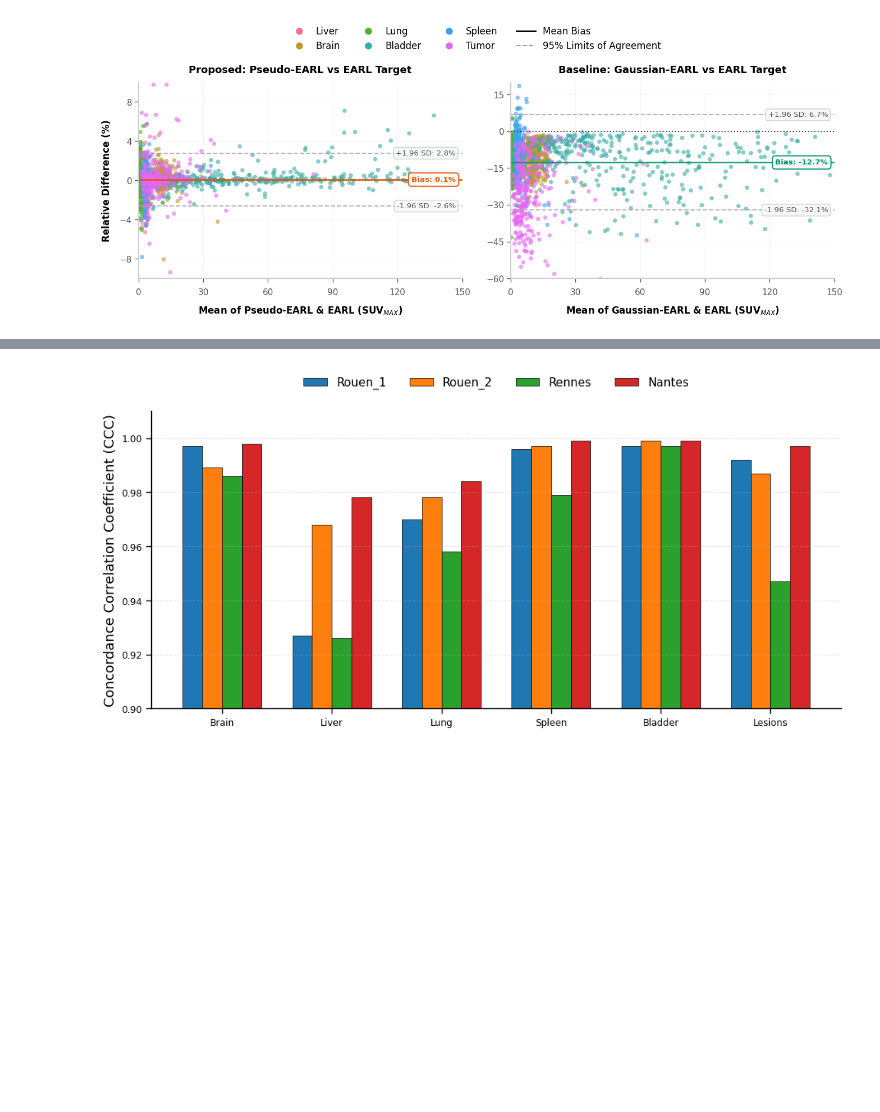
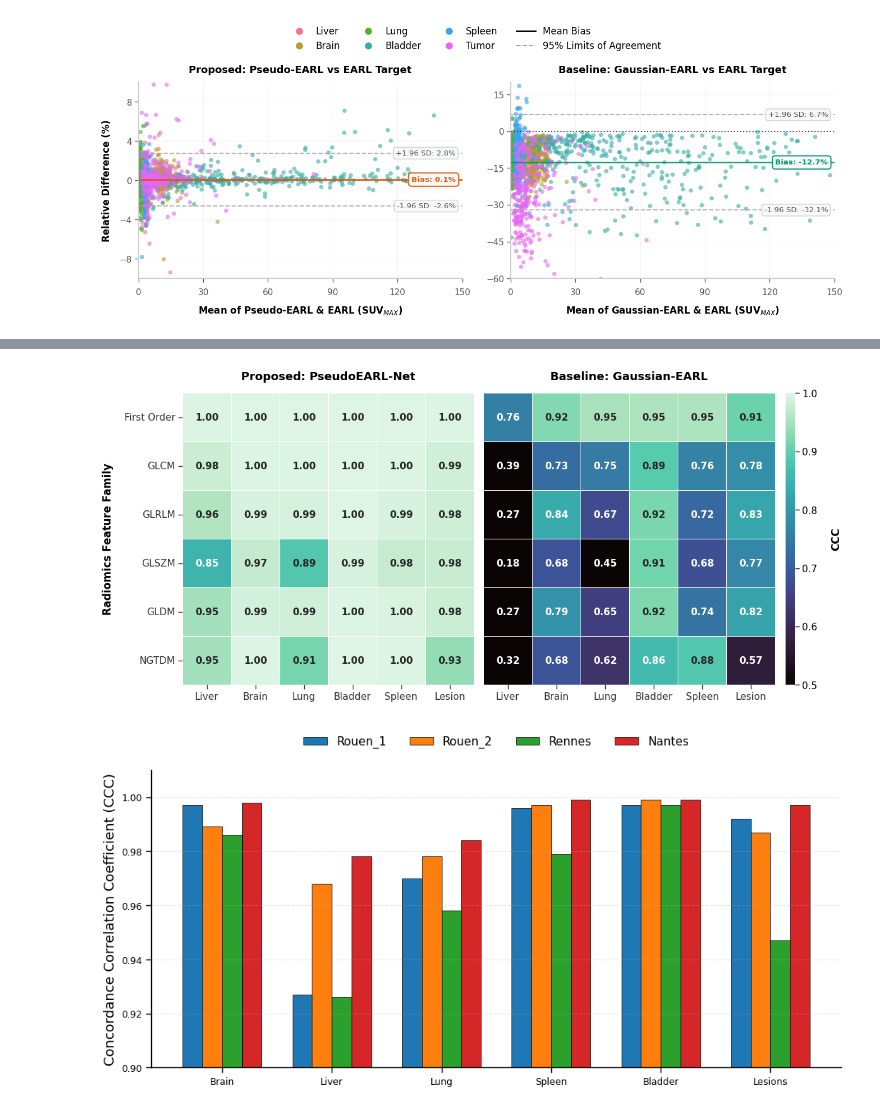
Before and after one commit to Arksyd96/federated-pet-harmonization, a Jupyter notebook: notebooks/pet_earl_translation_evaluation.ipynb, the cells around one changed output, grey strips where cells are left out. Saved outputs shown, nothing was run; the diff lists cells and outputs as text; code cells hidden in the pictures; blank space fills up the shorter version.

```diff
--- a/notebooks/pet_earl_translation_evaluation.ipynb
+++ b/notebooks/pet_earl_translation_evaluation.ipynb
@@ -2805,3 +3135,23 @@ Lesion
+# %%
+# Étape B : On affiche
+# Si tes CCC sont tous très bons (ex: > 0.7), monte le vmin à 0.7 !
+# Cela augmentera le contraste des couleurs.
+#
+plot_radiomics_ccc_heatmaps(
+    matrices_dict,
+    vmin=0.5,
+    vmax=1.0,
+    cmap='mako',    # Essaye aussi 'rocket_r' ou 'mako' si tu préfères d'autres palettes Seaborn
+    wspace_val=0.00,  # Rapproche les deux blocs
+    linewidths=0.5,
+    figsize=(12.5, 6),
+    annot_fontsize=11,
+    base_fontsize=12,
+    cbar_width=0.03,
+    cbar_pad=0.0075
+)
+# %% [output]
+[figure, added]
 # %%
 import numpy as np
 import pandas as pd
```
Also changed, not shown: parts of 6 cells of this notebook.
